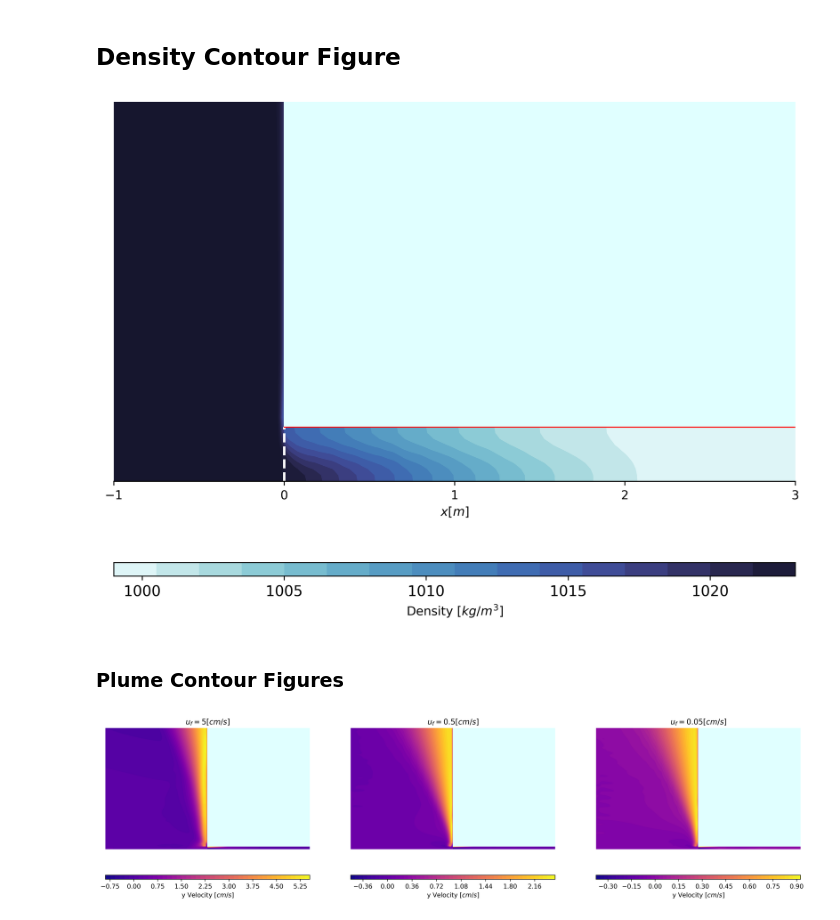
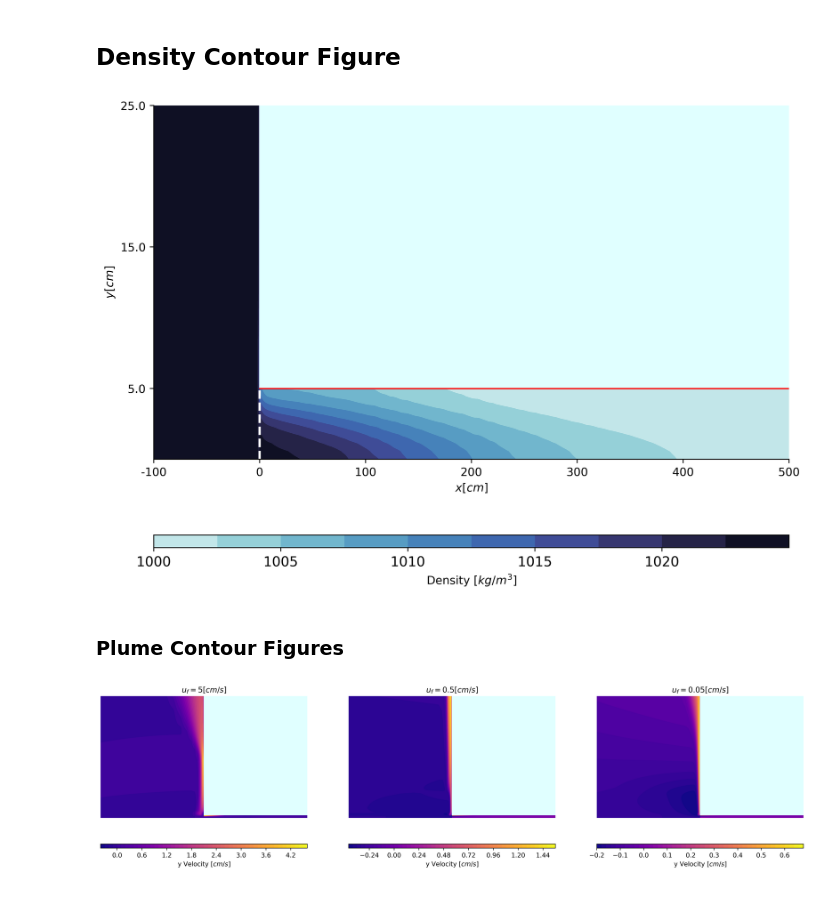
Before and after one commit to madiemamer/seawater-intrusion, a Jupyter notebook: contourFigure.ipynb, the cells around one changed output. Cells and saved outputs as stored; diff of their text form; code cells hidden in the pictures.

```diff
--- a/contourFigure.ipynb
+++ b/contourFigure.ipynb
@@ -15,14 +16,14 @@ import matplotlib.colors
 
 Revise the path to where the folder 'revised_stat' is downloaded to.
 # %%
-path = 'revised_stat'
+path = 'averagedRuns'
 
 ## Body value averages ##
-F1cu2_body = pd.read_csv(path+'/f1cu2_avg_body.csv')
+F1cu2_body = pd.read_csv(path+'/f1cu2_ys_body.csv')
 
-F2cu2_body = pd.read_csv(path+'/f2cu2_avg_body.csv')
+F2cu2_body = pd.read_csv(path+'/f2cu2_ys_body.csv')
 
-F3cu2_body = pd.read_csv(path + '/f3cu2_avg_body.csv')
+F3cu2_body = pd.read_csv(path + '/f3cu2_ys_body.csv')
 # %% [markdown]
 ## Density Contour Figure
 # %%
@@ -34,8 +35,8 @@ F2cu2_ocean = F2cu2_body.where(F2cu2_body['x'] <= 2).dropna()
 F2cu2_ocean = F2cu2_ocean.sort_values(by = ['x'])
 
 
-xO = np.linspace(-2,0,500)
-yO = np.linspace(0,5,171)
+xO = np.linspace(-2,0,1000)
+yO = np.linspace(0,5,500)
 xO1, yO1 = np.meshgrid(xO,yO)
 
 xC = np.linspace(0,30,5000)
@@ -60,44 +61,50 @@ zgridC1 = griddata((xC_pos1,yC_pos1), rhoC1, (xC1,yC1))
 ##Plotting
 
 fig, ax = plt.subplots(1,figsize = (10,8), dpi = 500)
 
 iceBase = np.ones((100)) * 0.05
 line = np.linspace(0,30,100)
 iceSide = np.ones((100)) * 0
 vLine = np.linspace(0.05,5,100)
 vLine2 = np.linspace(0,0.05,100)
 
 ##### f2 #####
 norm = matplotlib.colors.TwoSlopeNorm(vmin=np.nanmin(zgridC1), vcenter = np.nanmean(zgridC1), vmax=np.nanmax(zgridC1))
 
-cO = ax.contourf(xO1,yO1, zgridO1, 20,cmap= cmo.cm.ice_r, vmin = 999, vmax = 1025)
-cC = ax.contourf(xC1,yC1, zgridC1, 20, cmap = cmo.cm.ice_r, vmin = 999, vmax = 1025)
+ZC_smooth = gaussian_filter(zgridC1, sigma=2)
+ZO_smooth = gaussian_filter(zgridO1, sigma=2)
+
+
+cO = ax.contourf(xO1, yO1, ZO_smooth, 10,cmap= cmo.cm.ice_r, vmin = 999, vmax = 1025)
+cC = ax.contourf(xC1, yC1, ZC_smooth, 10, cmap = cmo.cm.ice_r, vmin = 999, vmax = 1025)
 
 ax.plot(line, iceBase, color = 'red', linewidth = 1, zorder = 4)
 ax.plot(iceSide, vLine, 'k', linewidth = 1)
 ax.plot(iceSide, vLine2, 'white',linestyle = '--',linewidth = 2)
 
 
-rect = patches.Rectangle((0, 0.05), 3,0.35, linewidth=1, edgecolor='lightcyan', facecolor='lightcyan', zorder = 3)
+rect = patches.Rectangle((0, 0.05), 5, 0.35, linewidth=1, edgecolor='lightcyan', facecolor='lightcyan', zorder = 3)
 ax.add_patch(rect)
-rect2 = patches.Rectangle((0, 0.15), 1,0.05, linewidth=1, edgecolor='lightcyan', facecolor='lightcyan', zorder = 3)
+rect2 = patches.Rectangle((0, 0.15), 1, 0.05, linewidth=1, edgecolor='lightcyan', facecolor='lightcyan', zorder = 3)
 ax.add_patch(rect2)
 cbar = plt.colorbar(cC,location = 'bottom', aspect = 50, label = 'Density $[kg/m^3]$')
 cbar.ax.set_xticks([1000, 1005,1010,1015,1020])
 cbar.ax.set_xticklabels([1000, 1005,1010,1015,1020],rotation=0, fontsize = 12)
 cbar.set_label('Density $[kg/m^3]$')
 
-ax.set_ylim(0,0.35);ax.set_xlim(-1,2);
-ax.set_xlabel('$ x[m]$');
+ax.set_ylim(0,0.25);ax.set_xlim(-1,5);
+ax.set_xlabel('$ x[cm]$'); ax.set_ylabel('$ y[cm]$');
 ax.spines['right'].set_visible(False);
 ax.spines['top'].set_visible(False);
-ax.spines['left'].set_visible(False);
+ax.spines['left'].set_visible(True);
 ax.spines['bottom'].set_visible(True);
-ax.set_xticks([-1,0,1,2,3])
-ax.set_yticks([]);
-plt.savefig('densityContour.png')
+ax.set_xticks([-1,0,1,2,3,4,5])
+ax.set_xticklabels([-1*100,0,1*100,2*100,3*100,4*100,5*100])
+ax.set_yticks([0.05, 0.15, 0.25]);
+ax.set_yticklabels([0.05*100, 0.15*100, 0.25*100]);
+plt.savefig('densityContour.png', dpi = 500)
 # %% [output]
-[figure, old version]
+[figure, new version]
 # %% [markdown]
 ### Plume Contour Figures
 # %%
@@ -180,6 +187,6 @@ for i in range(0,3):
     ax[i].set_yticks([]);
     ax[i].set_title(str(freshwaterVel[i]))
 #ax[i].set_title('$u_f = \, 5 \, cm/s$');
-plt.savefig('plumes.png')
+plt.savefig('plumes.png', dpi = 500)
 # %% [output]
-[figure, old version]
+[figure, new version]
```
Also changed, not shown: parts of 4 cells of this notebook, 3 other files.
